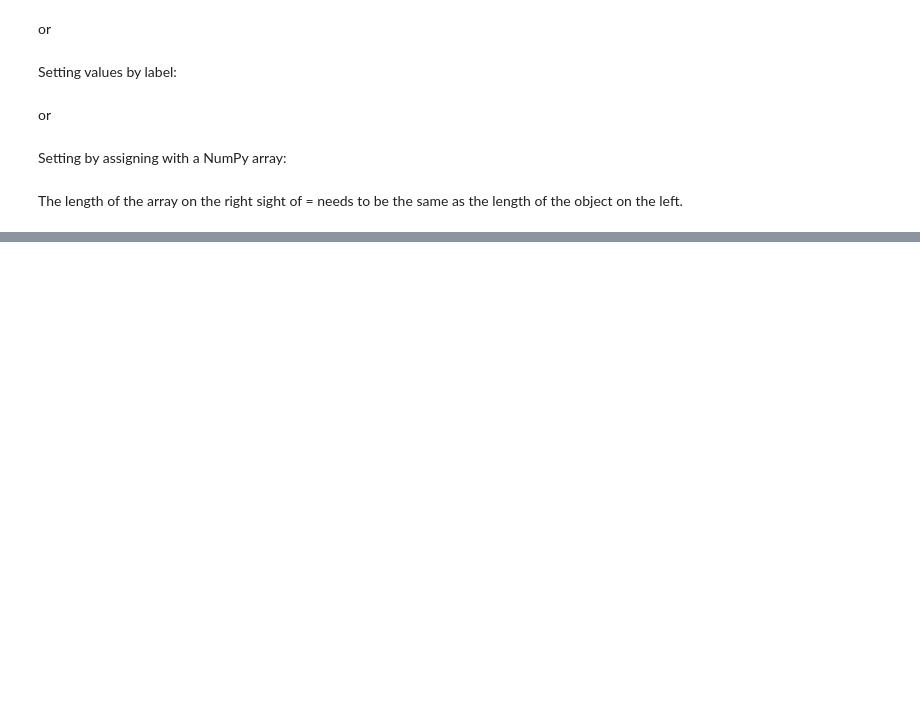
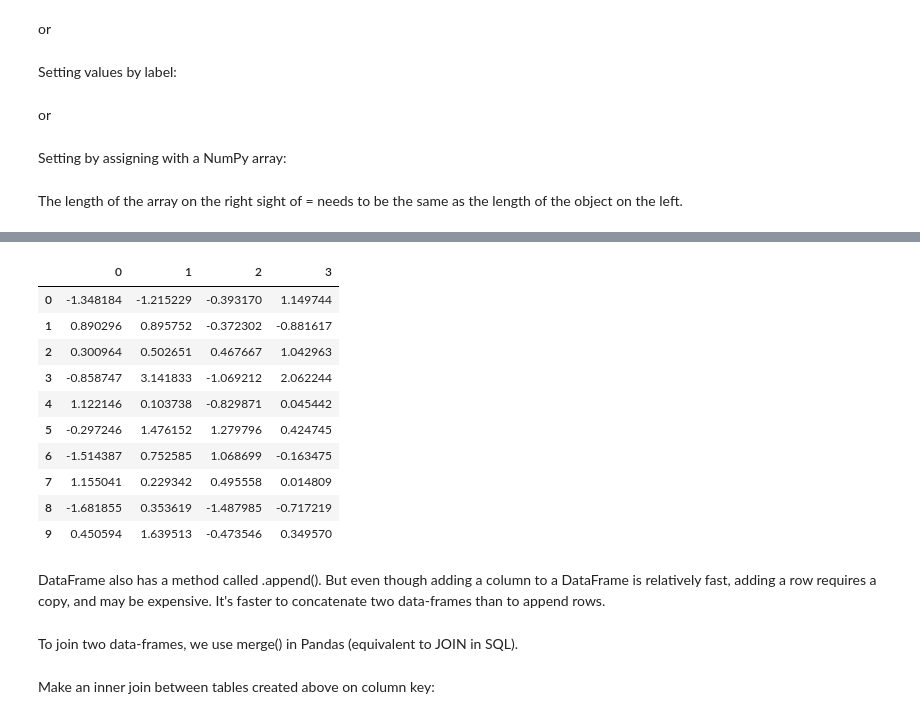
Before and after one commit to Hounder23/lighthouse-data-notes, a Jupyter notebook: Week_4/Pandas W4D4 ALL Walkthrough - lighthouse.ipynb, the cells around one changed output, grey strips where cells are left out. Cells and saved outputs as stored; diff of their text form; code cells hidden in the pictures; blank space fills up the shorter version.

```diff
--- a/Week_4/Pandas Viewing,Accessing Walkthrough - lighthouse.ipynb
+++ b/Week_4/Pandas W4D4 ALL Walkthrough - lighthouse.ipynb
@@ -410,0 +442,18 @@ The length of the array on the right sight of = needs to be the same as the leng
+# %%
+pd.concat(pieces)
+# %% [output]
+|  | 0 | 1 | 2 | 3 |
+| 0 | -1.348184 | -1.215229 | -0.393170 | 1.149744 |
+| 1 | 0.890296 | 0.895752 | -0.372302 | -0.881617 |
+| 2 | 0.300964 | 0.502651 | 0.467667 | 1.042963 |
+| 3 | -0.858747 | 3.141833 | -1.069212 | 2.062244 |
+| 4 | 1.122146 | 0.103738 | -0.829871 | 0.045442 |
+| 5 | -0.297246 | 1.476152 | 1.279796 | 0.424745 |
+| 6 | -1.514387 | 0.752585 | 1.068699 | -0.163475 |
+| 7 | 1.155041 | 0.229342 | 0.495558 | 0.014809 |
+| 8 | -1.681855 | 0.353619 | -1.487985 | -0.717219 |
+| 9 | 0.450594 | 1.639513 | -0.473546 | 0.349570 |
+# %% [markdown]
+DataFrame also has a method called .append(). But even though adding a column to a DataFrame is relatively fast, adding a row requires a copy, and may be expensive. It's faster to concatenate two data-frames than to append rows.
+# %% [markdown]
+To join two data-frames, we use merge() in Pandas (equivalent to JOIN in SQL).
@@ -410,0 +464,2 @@ The length of the array on the right sight of = needs to be the same as the leng
+# %% [markdown]
+Make an inner join between tables created above on column key:
```
Also changed, not shown: parts of 81 cells of this notebook.
